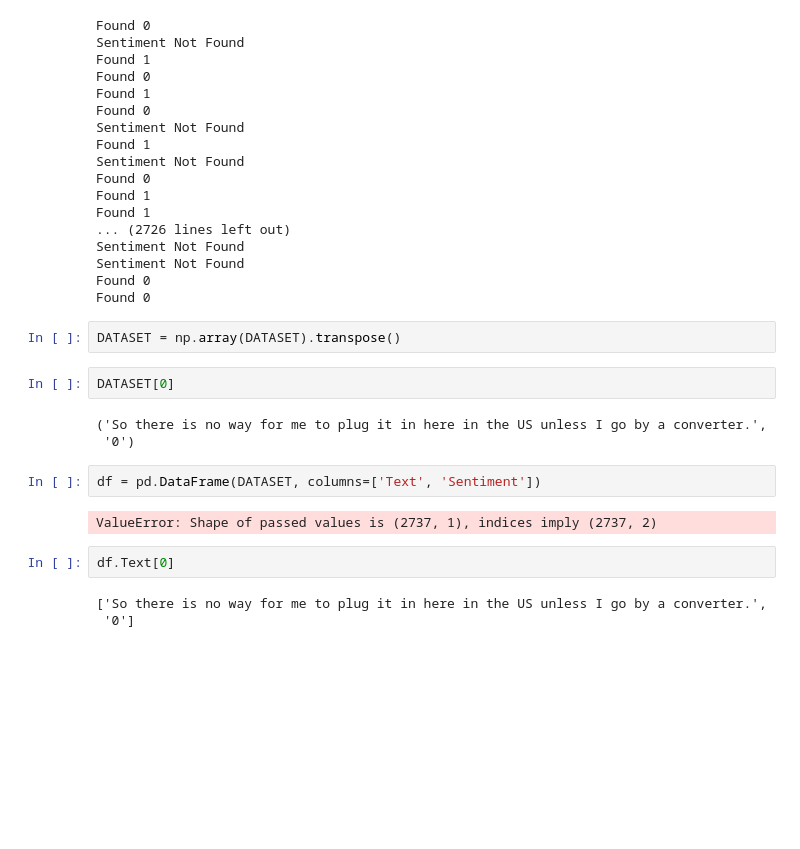
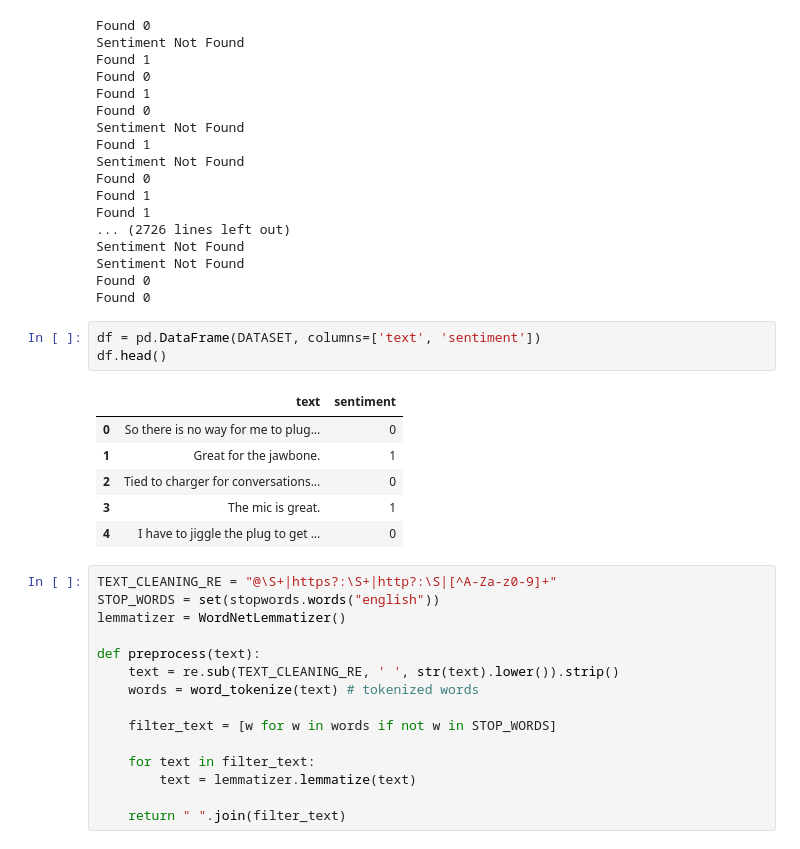
Before and after one commit to nsankacoder/Emotionaltrackingapplication, a Jupyter notebook: sentiment_analysis.ipynb, the cells around one changed output. Saved outputs shown, nothing was run; the diff lists cells and outputs as text; blank space fills up the shorter version.

```diff
--- a/sentiment_analysis.ipynb
+++ b/sentiment_analysis.ipynb
@@ -41,19 +50,28 @@ Sentiment Not Found
 Sentiment Not Found
 Found 0
 Found 0
-# %%
-DATASET = np.array(DATASET).transpose()
-# %%
-DATASET[0]
-# %% [output]
-('So there is no way for me to plug it in here in the US unless I go by a converter.',
- '0')
 # %%
-df = pd.DataFrame(DATASET, columns=['Text', 'Sentiment'])
+df = pd.DataFrame(DATASET, columns=['text', 'sentiment'])
+df.head()
 # %% [output]
-ValueError: Shape of passed values is (2737, 1), indices imply (2737, 2)
+|  | text | sentiment |
+| 0 | So there is no way for me to plug... | 0 |
+| 1 | Great for the jawbone. | 1 |
+| 2 | Tied to charger for conversations... | 0 |
+| 3 | The mic is great. | 1 |
+| 4 | I have to jiggle the plug to get ... | 0 |
-# %%
-df.Text[0]
-# %% [output]
-['So there is no way for me to plug it in here in the US unless I go by a converter.',
- '0']
+# %%
+TEXT_CLEANING_RE = "@\S+|https?:\S+|http?:\S|[^A-Za-z0-9]+"
+STOP_WORDS = set(stopwords.words("english"))
+lemmatizer = WordNetLemmatizer()
+
+def preprocess(text):
+    text = re.sub(TEXT_CLEANING_RE, ' ', str(text).lower()).strip()
+    words = word_tokenize(text) # tokenized words
+
+    filter_text = [w for w in words if not w in STOP_WORDS]
+
+    for text in filter_text:
+        text = lemmatizer.lemmatize(text)
+
+    return " ".join(filter_text)
```
Also changed, not shown: parts of 9 cells of this notebook.
